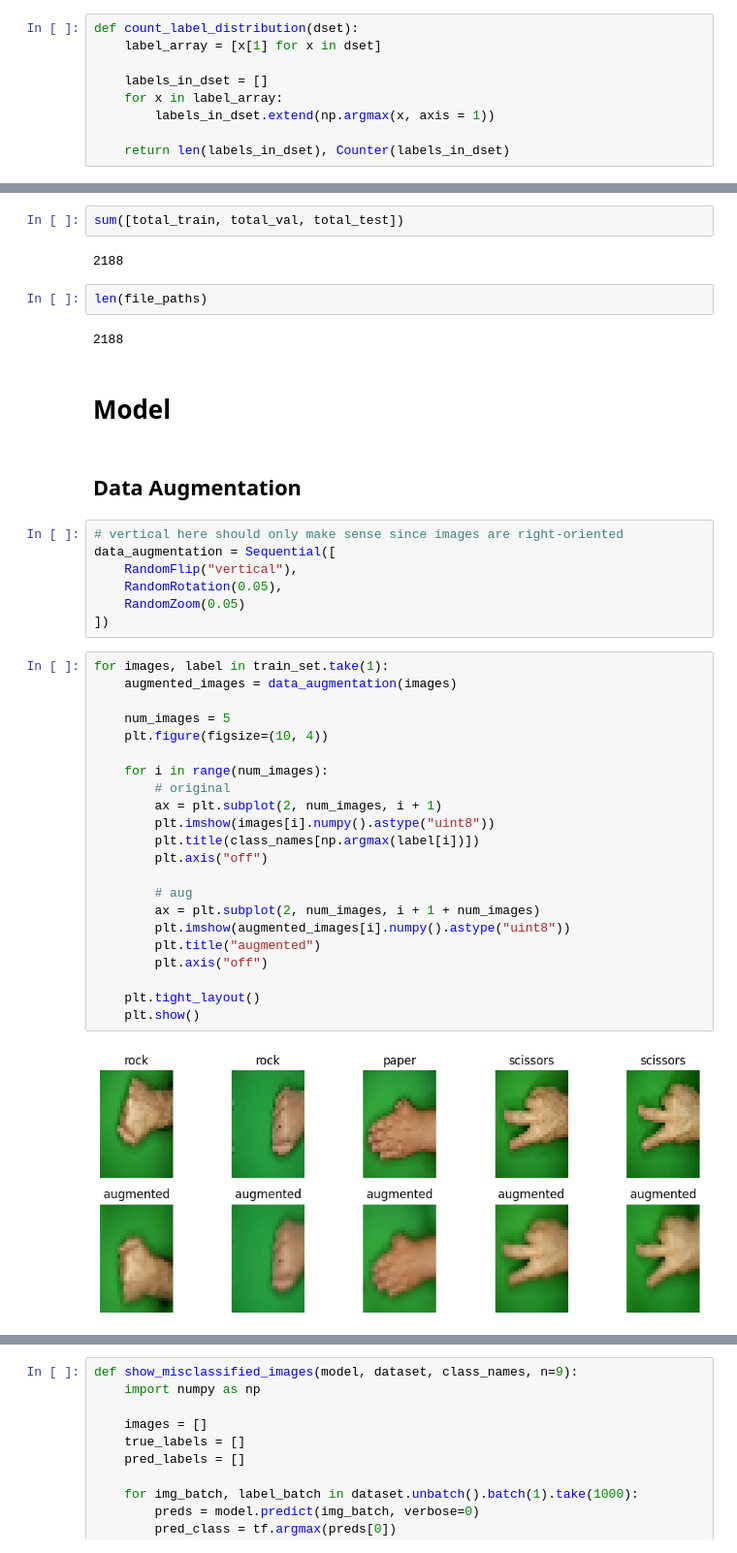
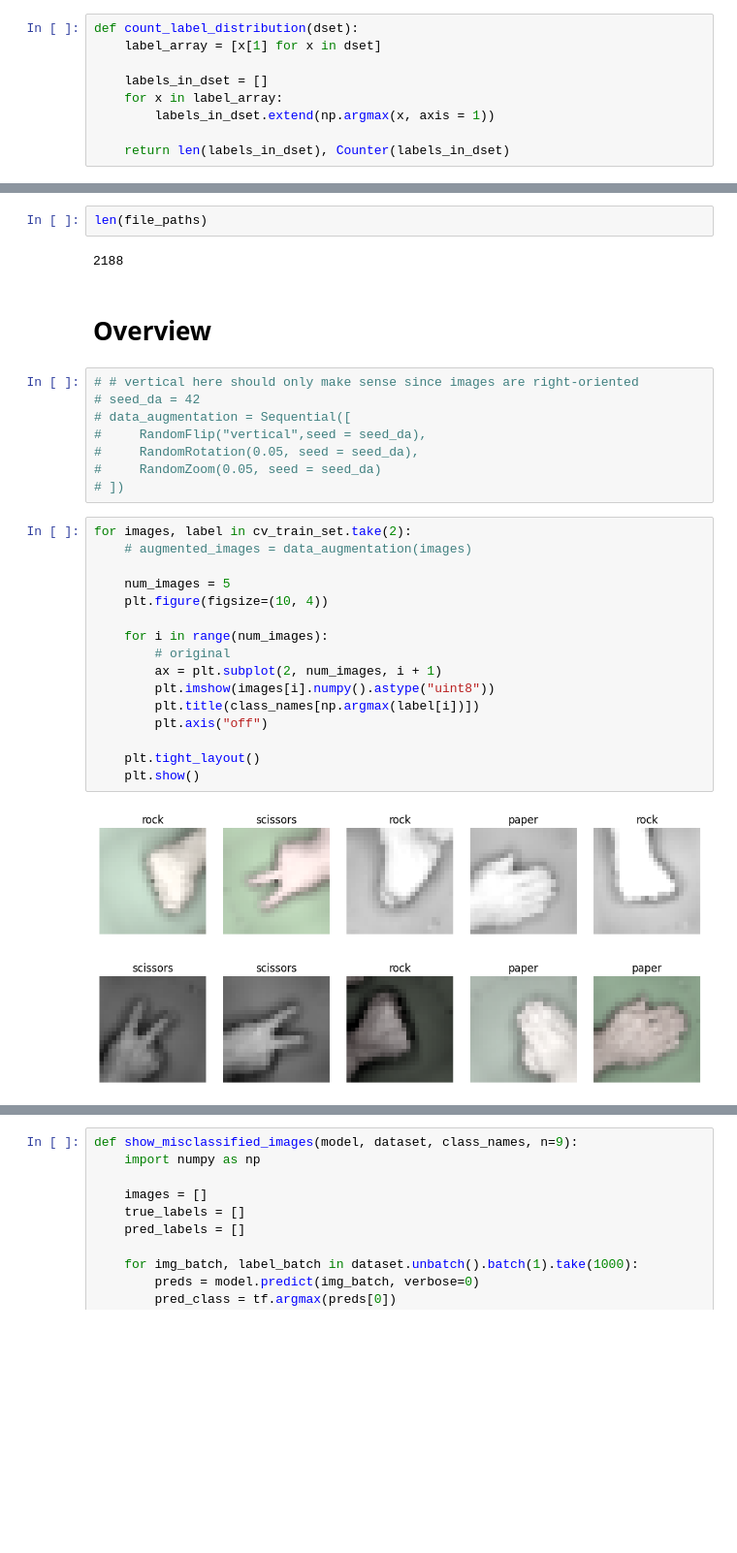
Before and after one commit to ffaundezcab/rps_deep, a Jupyter notebook: notebooks/model.ipynb, the cells around one changed output, grey strips where cells are left out. Shown at 97% size. Cells and saved outputs as stored; diff of their text form; blank space fills up the shorter version.

```diff
--- a/notebooks/model.ipynb
+++ b/notebooks/model.ipynb
@@ -125,44 +116,34 @@ train_label_count,val_label_count, test_label_count,cv_train_label_count,cv_test
  Counter({np.int64(2): 150, np.int64(1): 145, np.int64(0): 143}))
-# %%
-sum([total_train, total_val, total_test])
-# %% [output]
-2188
 # %%
 len(file_paths)
 # %% [output]
 2188
 # %% [markdown]
-# Model
+# Overview
-# %% [markdown]
-## Data Augmentation
 # %%
-# vertical here should only make sense since images are right-oriented
-data_augmentation = Sequential([
-    RandomFlip("vertical"),
-    RandomRotation(0.05),
-    RandomZoom(0.05)
-])
+# # vertical here should only make sense since images are right-oriented
+# seed_da = 42
+# data_augmentation = Sequential([
+#     RandomFlip("vertical",seed = seed_da),
+#     RandomRotation(0.05, seed = seed_da),
+#     RandomZoom(0.05, seed = seed_da)
+# ])
 # %%
-for images, label in train_set.take(1):
-    augmented_images = data_augmentation(images)
+for images, label in cv_train_set.take(2):
+    # augmented_images = data_augmentation(images)
 
     num_images = 5
     plt.figure(figsize=(10, 4))
 
     for i in range(num_images):
         # original
         ax = plt.subplot(2, num_images, i + 1)
         plt.imshow(images[i].numpy().astype("uint8"))
         plt.title(class_names[np.argmax(label[i])])
         plt.axis("off")
 
-        # aug
-        ax = plt.subplot(2, num_images, i + 1 + num_images)
-        plt.imshow(augmented_images[i].numpy().astype("uint8"))
-        plt.title("augmented")
-        plt.axis("off")
-
     plt.tight_layout()
     plt.show()
 # %% [output]
-[figure, old version]
+[figure, new version]
+[figure, added]
```
Also changed, not shown: parts of 57 cells of this notebook, 1 other file.
